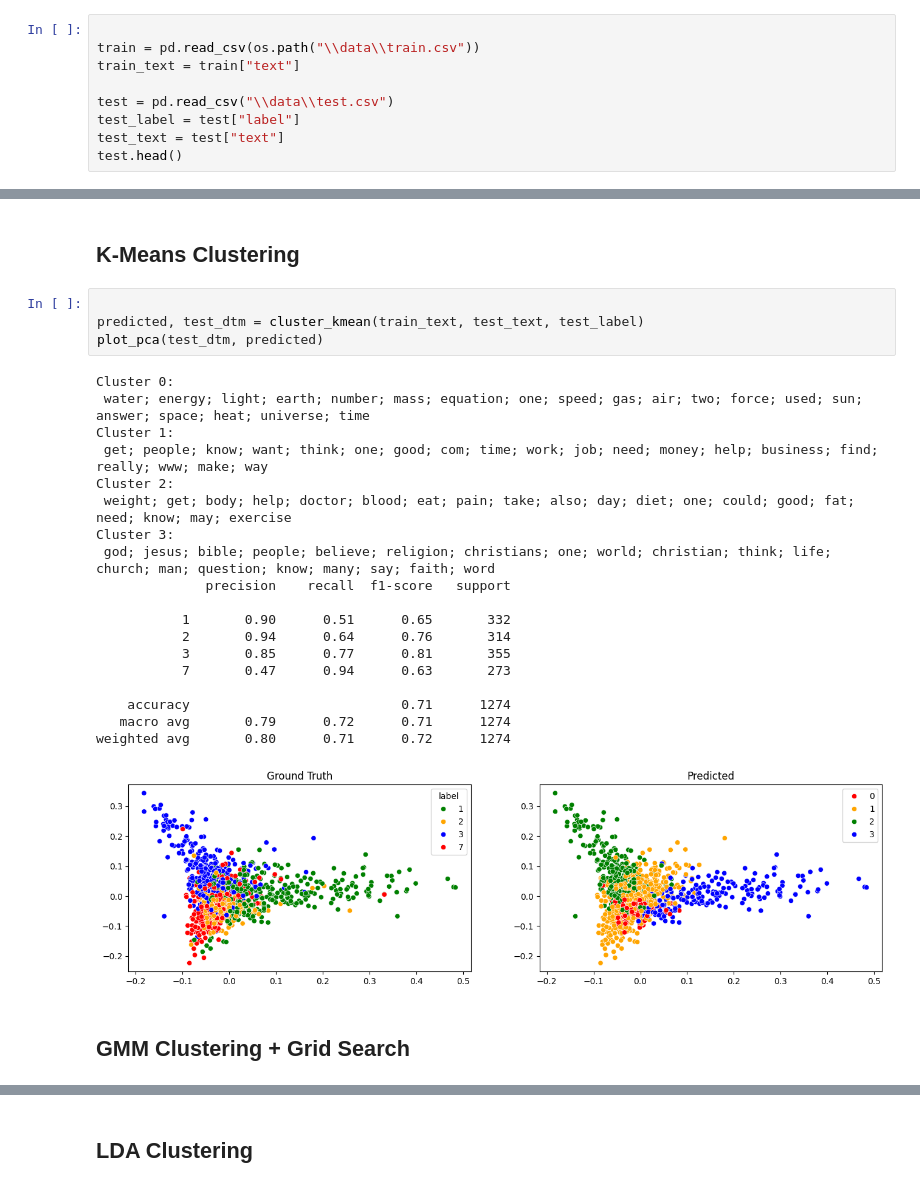
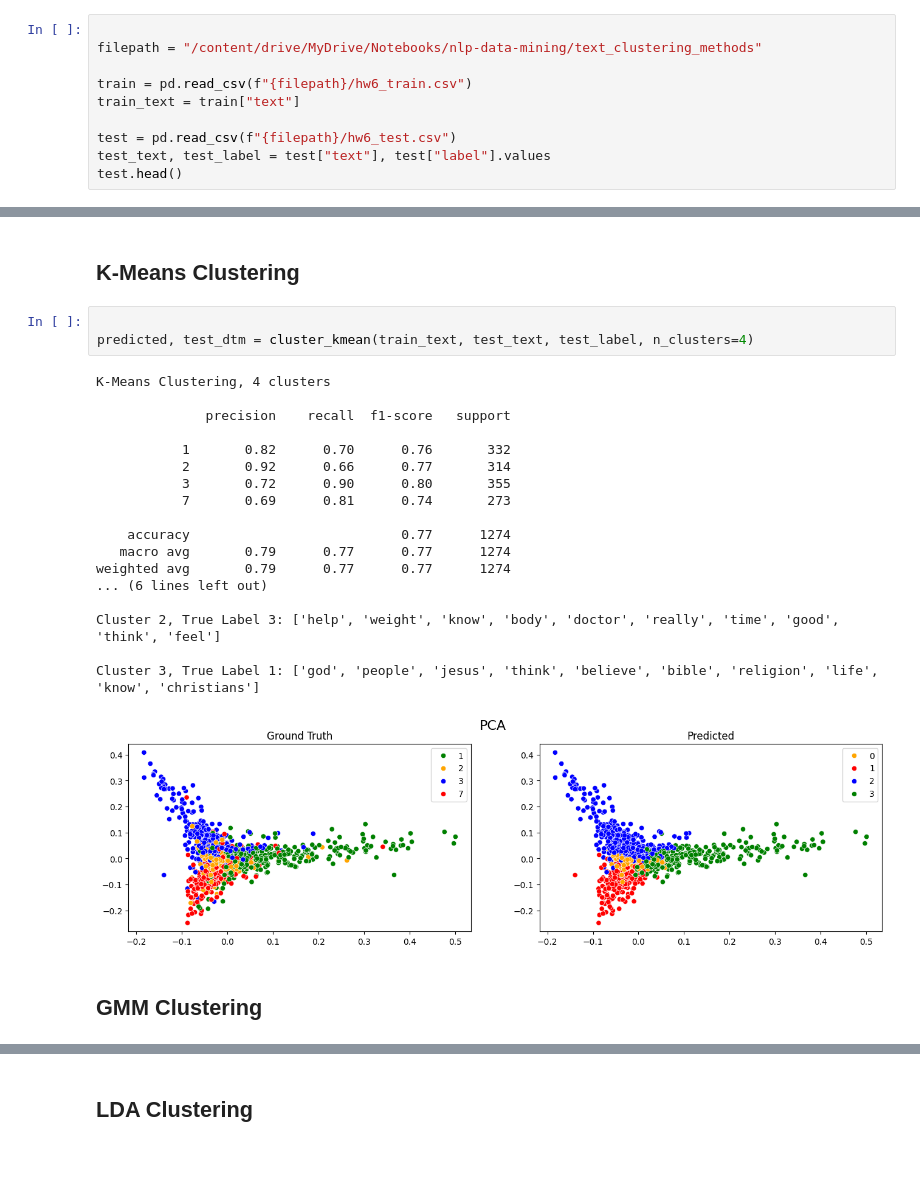
Before and after one commit to cmcalder55/pattern-recognition, a Jupyter notebook: text_clustering.ipynb, the cells around one changed output, grey strips where cells are left out. Cells and saved outputs as stored; diff of their text form; blank space fills up the shorter version.

```diff
--- a/text_clustering.ipynb
+++ b/text_clustering.ipynb
@@ -27,10 +30,11 @@ ModuleNotFoundError: No module named 'seaborn'
 # %%
 
-train = pd.read_csv(os.path("\\data\\train.csv"))
+filepath = "/content/drive/MyDrive/Notebooks/nlp-data-mining/text_clustering_methods"
+
+train = pd.read_csv(f"{filepath}/hw6_train.csv")
 train_text = train["text"]
 
-test = pd.read_csv("\\data\\test.csv")
-test_label = test["label"]
-test_text = test["text"]
+test = pd.read_csv(f"{filepath}/hw6_test.csv")
+test_text, test_label = test["text"], test["label"].values
 test.head()
 # %% [output]
@@ -244,29 +269,27 @@ def cluster_lda(train_text, test_text, test_label):
 ## K-Means Clustering
 # %%
 
-predicted, test_dtm = cluster_kmean(train_text, test_text, test_label)
-plot_pca(test_dtm, predicted)
+predicted, test_dtm = cluster_kmean(train_text, test_text, test_label, n_clusters=4)
 # %% [output]
-Cluster 0:
- water; energy; light; earth; number; mass; equation; one; speed; gas; air; two; force; used; sun; answer; space; heat; universe; time
-Cluster 1:
- get; people; know; want; think; one; good; com; time; work; job; need; money; help; business; find; really; www; make; way
-Cluster 2:
- weight; get; body; help; doctor; blood; eat; pain; take; also; day; diet; one; could; good; fat; need; know; may; exercise
-Cluster 3:
- god; jesus; bible; people; believe; religion; christians; one; world; christian; think; life; church; man; question; know; many; say; faith; word
+K-Means Clustering, 4 clusters
+
               precision    recall  f1-score   support
 
-           1       0.90      0.51      0.65       332
-           2       0.94      0.64      0.76       314
-           3       0.85      0.77      0.81       355
-           7       0.47      0.94      0.63       273
+           1       0.82      0.70      0.76       332
+           2       0.92      0.66      0.77       314
+           3       0.72      0.90      0.80       355
+           7       0.69      0.81      0.74       273
 
-    accuracy                           0.71      1274
-   macro avg       0.79      0.72      0.71      1274
-weighted avg       0.80      0.71      0.72      1274
+    accuracy                           0.77      1274
+   macro avg       0.79      0.77      0.77      1274
+weighted avg       0.79      0.77      0.77      1274
+... (6 lines left out)
+
+Cluster 2, True Label 3: ['help', 'weight', 'know', 'body', 'doctor', 'really', 'time', 'good', 'think', 'feel']
+
+Cluster 3, True Label 1: ['god', 'people', 'jesus', 'think', 'believe', 'bible', 'religion', 'life', 'know', 'christians']
-[figure, old version]
+[figure, new version]
 # %% [markdown]
-## GMM Clustering + Grid Search
+## GMM Clustering
 # %%
 
```
Also changed, not shown: parts of 7 cells of this notebook.
